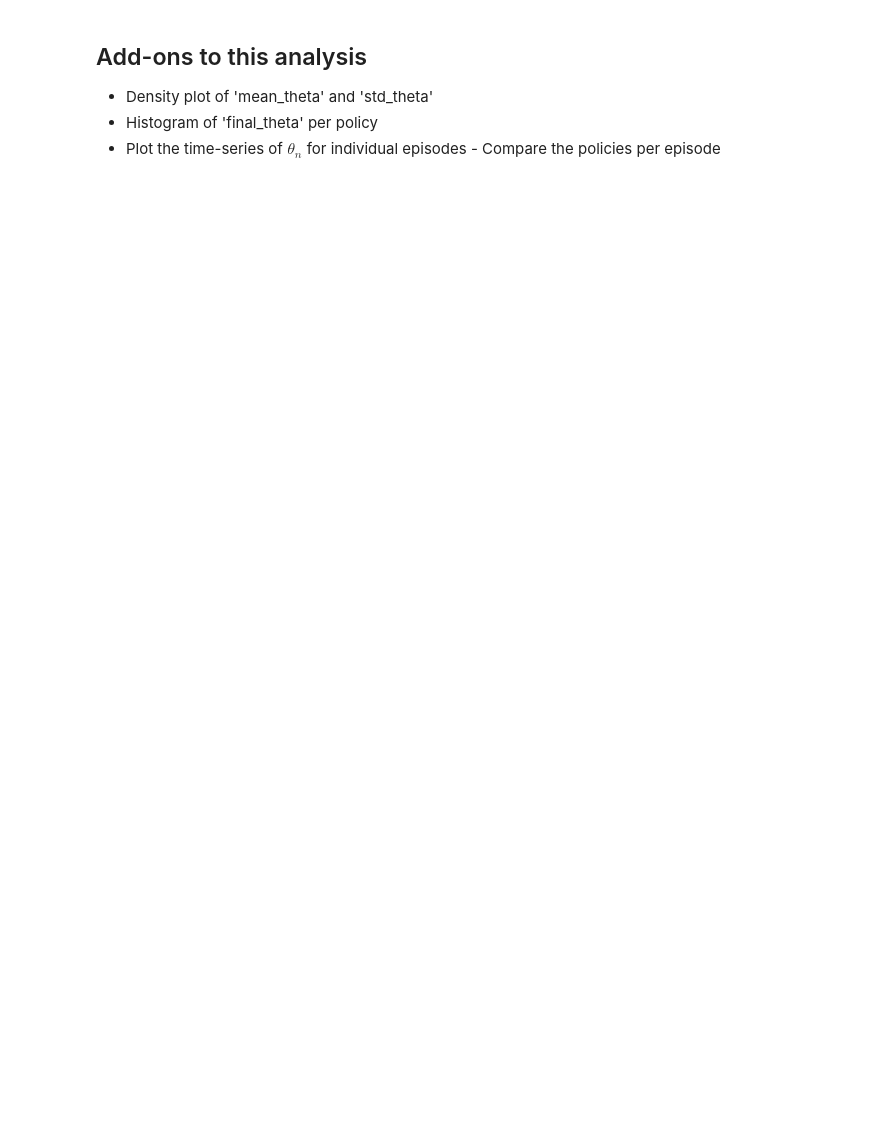
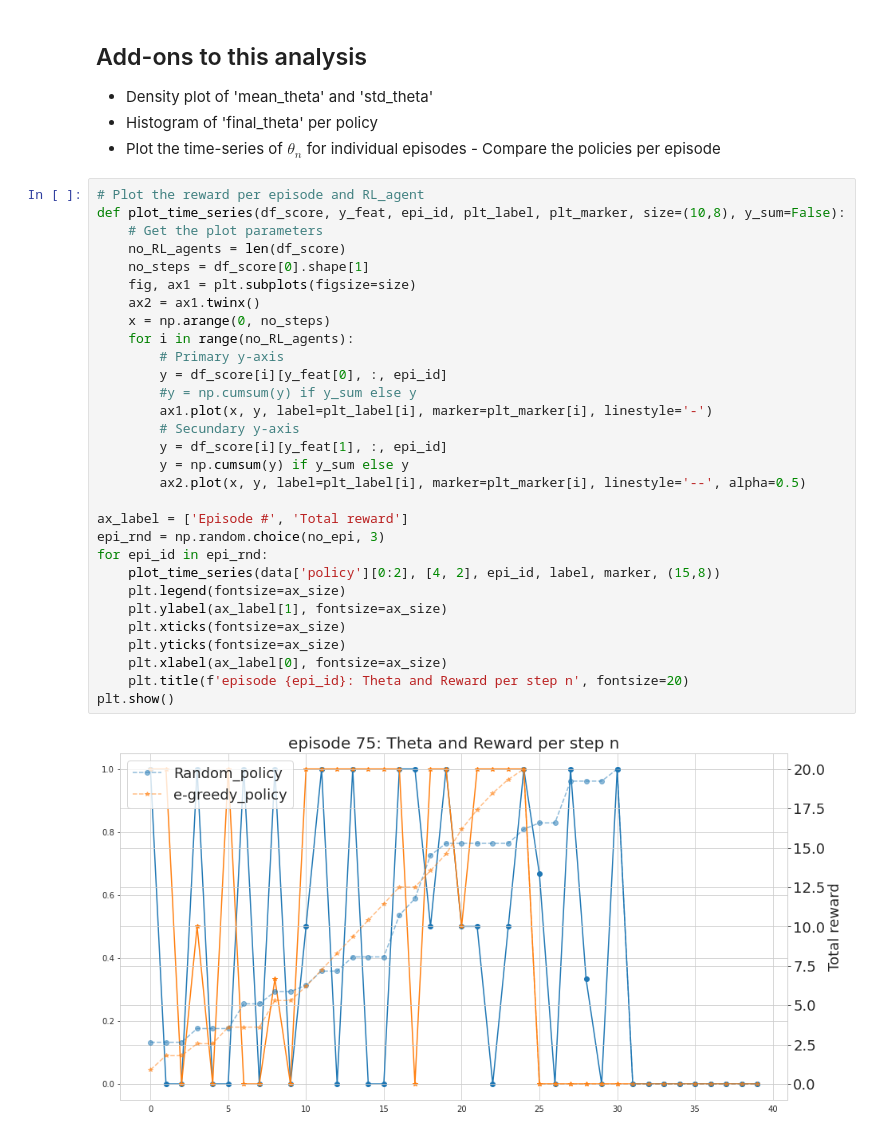
Before and after one commit to tabsa/RL_cases, a Jupyter notebook: Multi_armed_bandit/Data_analysis_Informs_P2P.ipynb, the cells around one changed output. Saved outputs shown, nothing was run; the diff lists cells and outputs as text; blank space fills up the shorter version.

```diff
--- a/Multi_armed_bandit/Data_analysis_Informs_P2P.ipynb
+++ b/Multi_armed_bandit/Data_analysis_Informs_P2P.ipynb
@@ -154,3 +187,35 @@ plt.show()
 - Density plot of 'mean_theta' and 'std_theta'
 - Histogram of 'final_theta' per policy
 - Plot the time-series of $\theta_n$ for individual episodes - Compare the policies per episode
+# %%
+# Plot the reward per episode and RL_agent
+def plot_time_series(df_score, y_feat, epi_id, plt_label, plt_marker, size=(10,8), y_sum=False):
+    # Get the plot parameters
+    no_RL_agents = len(df_score)
+    no_steps = df_score[0].shape[1]
+    fig, ax1 = plt.subplots(figsize=size)
+    ax2 = ax1.twinx()
+    x = np.arange(0, no_steps)
+    for i in range(no_RL_agents):
+        # Primary y-axis
+        y = df_score[i][y_feat[0], :, epi_id]
+        #y = np.cumsum(y) if y_sum else y
+        ax1.plot(x, y, label=plt_label[i], marker=plt_marker[i], linestyle='-')
+        # Secundary y-axis
+        y = df_score[i][y_feat[1], :, epi_id]
+        y = np.cumsum(y) if y_sum else y
+        ax2.plot(x, y, label=plt_label[i], marker=plt_marker[i], linestyle='--', alpha=0.5)
+
+ax_label = ['Episode #', 'Total reward']
+epi_rnd = np.random.choice(no_epi, 3)
+for epi_id in epi_rnd:
+    plot_time_series(data['policy'][0:2], [4, 2], epi_id, label, marker, (15,8))
+    plt.legend(fontsize=ax_size)
+    plt.ylabel(ax_label[1], fontsize=ax_size)
+    plt.xticks(fontsize=ax_size)
+    plt.yticks(fontsize=ax_size)
+    plt.xlabel(ax_label[0], fontsize=ax_size)
+    plt.title(f'episode {epi_id}: Theta and Reward per step n', fontsize=20)
+plt.show()
+# %% [output]
+[figure, added]
```
Also changed, not shown: parts of 10 cells of this notebook, 1 other file.
